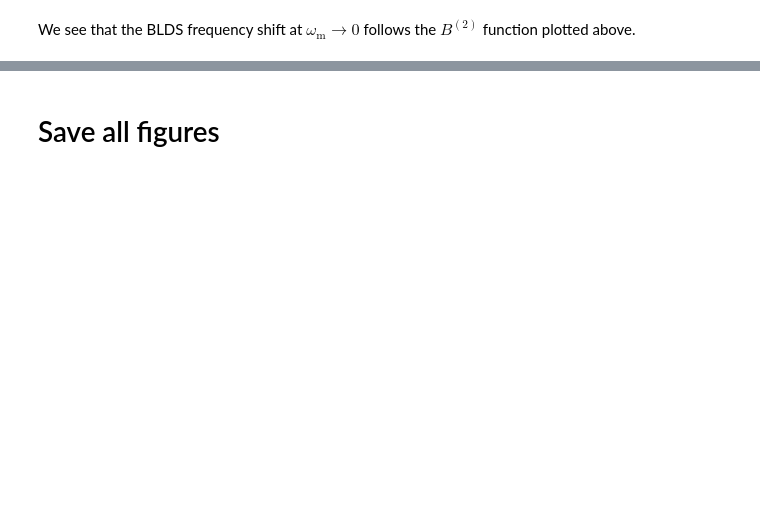
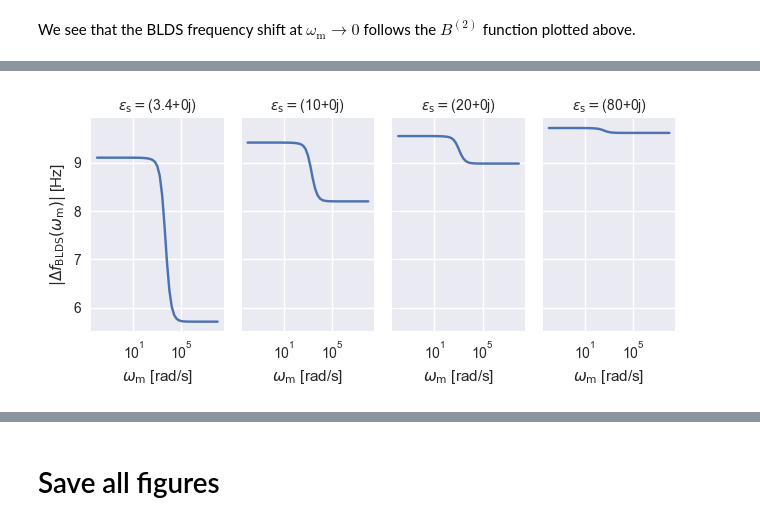
Before and after one commit to Marohn-Group/dissipationtheory, a Jupyter notebook: development/dissipation-theory--Study-20.ipynb, the cells around one changed output, grey strips where cells are left out. Saved outputs shown, nothing was run; the diff lists cells and outputs as text; code cells hidden in the pictures; blank space fills up the shorter version.

```diff
--- a/development/dissipation-theory--Study-20.ipynb
+++ b/development/dissipation-theory--Study-20.ipynb
@@ -282,0 +287,12 @@ We see that the BLDS frequency shift at $\omega_{\mathrm{m}} \rightarrow 0$ foll
+# %%
+epsilon_m = [3.4, 10, 20, 80]
+# %%
+data['02'] = {}  # the second simulation
+epsilon_original = sample1_jit.epsilon_s
+for epsilon_ in epsilon_m:
+    freq = ureg.Quantity(np.zeros_like(omega_m), 'Hz')
+    sample1_jit.epsilon_s = complex(epsilon_, 0)
+    for index, omega_ in enumerate(omega_m):
+        freq[index] = blds_perpendicular_jit(theta1norm_jit, sample1_jit, omega_).to('Hz')
+    data['02'][str(epsilon_)] = {'x': omega_m, 'y': freq, 'epsilon_s': sample1_jit.epsilon_s}
+sample1_jit.epsilon_s = epsilon_original
@@ -282,0 +303,21 @@ We see that the BLDS frequency shift at $\omega_{\mathrm{m}} \rightarrow 0$ foll
+# %%
+with plt.style.context('seaborn-v0_8'):
+
+    figure, axes = plt.subplots(1, len(data['02']), figsize=(6.75, 3.25), sharex=True, sharey=True)
+    for index, key in enumerate(data['02'].keys()):
+
+        x = data['02'][key]['x'].to('Hz').magnitude
+        y = np.abs(data['02'][key]['y'].to('Hz').magnitude)
+        axes[index].semilogx(x, y, '-')
+        axes[index].set_title(
+            '$\epsilon_{\mathrm{s}} = $' + '{:}'.format(data['02'][key]['epsilon_s']),
+            fontsize=10)
+        axes[index].set_xlabel('$\omega_{\mathrm{m}}$ [rad/s]')
+
+    axes[0].set_ylabel('$|\Delta f_{\mathrm{BLDS}}(\omega_{\mathrm{m}})|$ [Hz]')
+    plt.tight_layout()
+    plt.show()
+
+fig['06'] = figure
+# %% [output]
+[figure, added]
```
Also changed, not shown: parts of 14 cells of this notebook, 13 other files.
